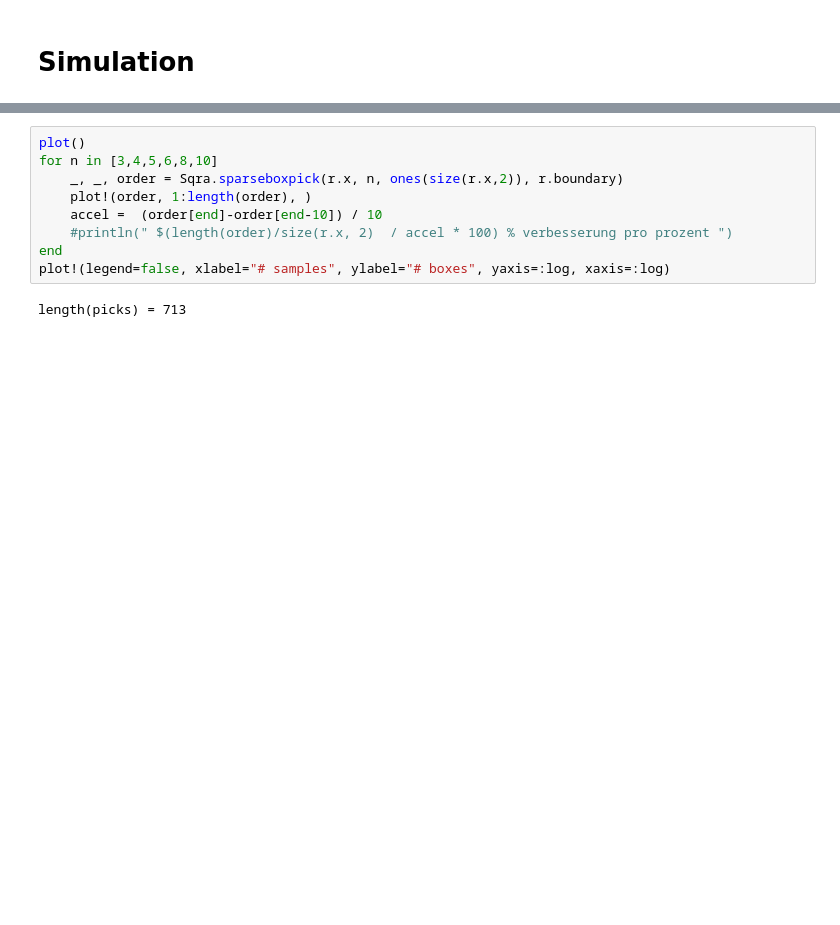
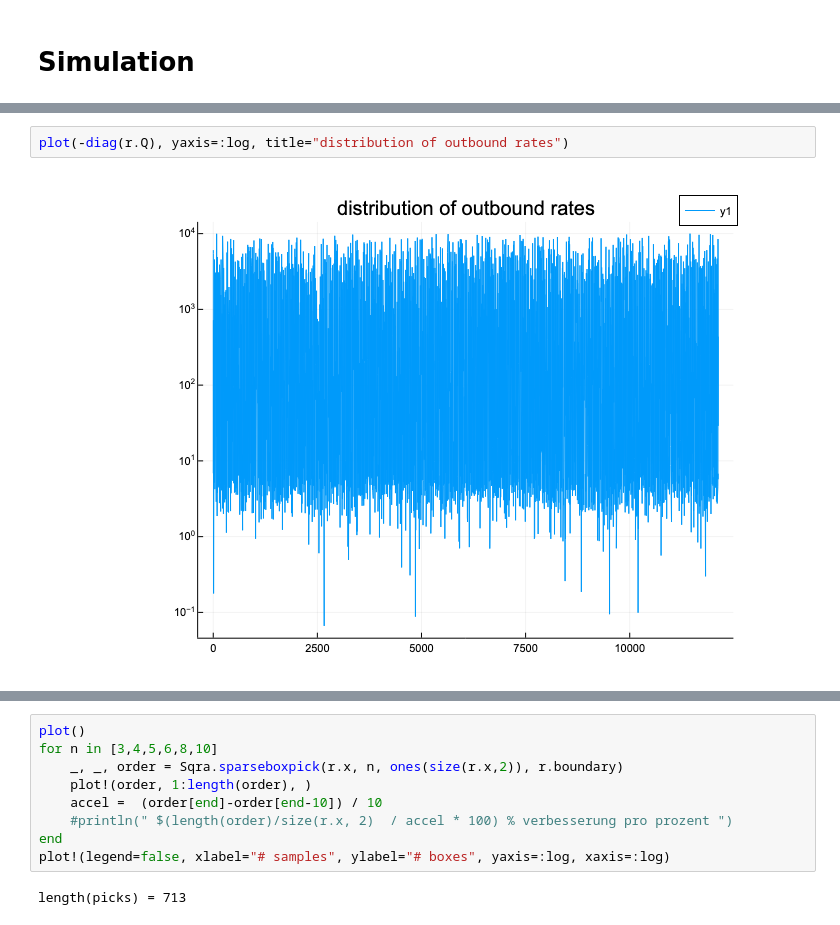
Before and after one commit to axsk/Sqra.jl, a Jupyter notebook: notebooks/lennardjones sqra picking vs sparse.ipynb, the cells around one changed output, grey strips where cells are left out. Cells and saved outputs as stored; diff of their text form; blank space fills up the shorter version.

```diff
--- a/notebooks/lennardjones sqra picking vs sparse.ipynb
+++ b/notebooks/lennardjones sqra picking vs sparse.ipynb
@@ -223,0 +105,4 @@ plot();
+# %%
+plot(-diag(r.Q), yaxis=:log, title="distribution of outbound rates")
+# %% [output]
+[figure, added]
```
Also changed, not shown: parts of 50 cells of this notebook, 6 other files.
